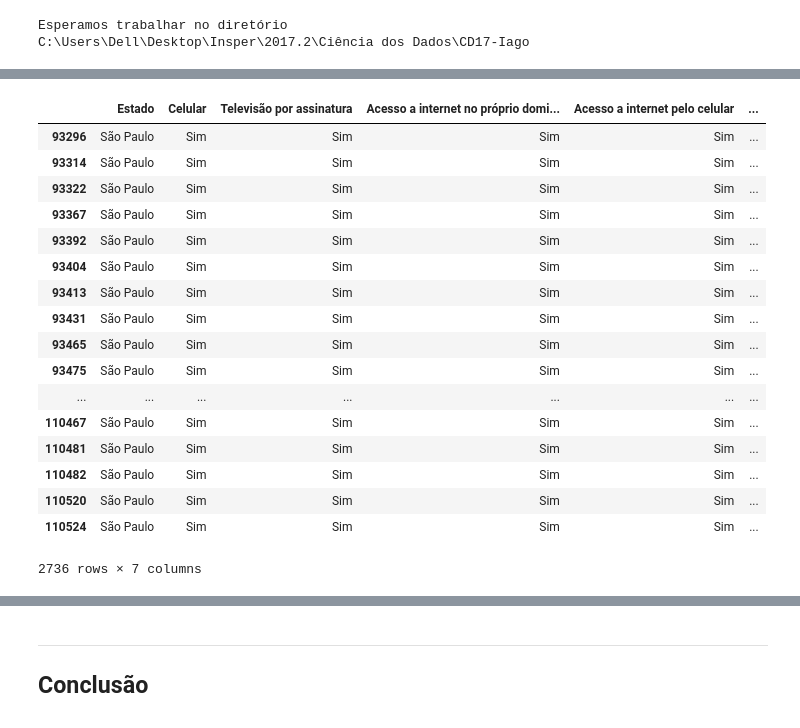
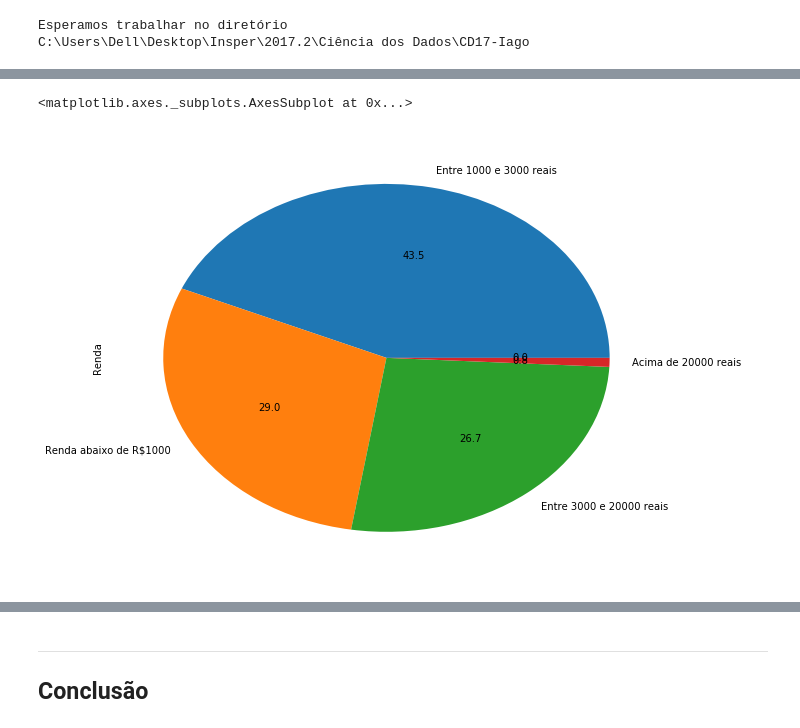
Before and after one commit to IagoMendes/CD17-Iago, a Jupyter notebook: Projeto1 Layout.ipynb, the cells around one changed output, grey strips where cells are left out. Drawn from its saved outputs; the diff is of its cells as text; code cells hidden in the pictures.

```diff
--- a/Projeto1 Layout.ipynb
+++ b/Projeto1 Layout.ipynb
@@ -105,69 +86,54 @@ dados_2013
 dados_2014 = pd.read_csv('DOM2014.csv',sep=',')
 dados_2014 = pd.DataFrame(dados_2014)
 dados_2014_35 = dados_2014.loc[dados_2014.UF == 35]
-dados_2014 = dados_2014.loc[:,["UF","V0220", "V02272","V02322","V02324","V02424","V02426"]]
-dados_2014 = dados_2014.loc[pd.notnull(dados_2014.V0220) &\
-                            pd.notnull(dados_2014.V02272) &\
-                            pd.notnull(dados_2014.V02322) &\
-                            pd.notnull(dados_2014.V02324) &\
-                            pd.notnull(dados_2014.V02424) &\
-                            pd.notnull(dados_2014.V02426)]
+dados_2014 = dados_2014.loc[:,["UF","V0220", "V02272","V02322","V02424","V02426","V4621"]]
+dados_2014 = dados_2014[pd.notnull(dados_2014.V0220) &\
+                        pd.notnull(dados_2014.V02272) &\
+                        pd.notnull(dados_2014.V02322) &\
+                        pd.notnull(dados_2014.V02424) &\
+                        pd.notnull(dados_2014.V02426) &\
+                        pd.notnull(dados_2014.V4621)]
+
 
 dados_2014 = dados_2014.loc[(dados_2014.UF == 35) &\
                             (dados_2014.V0220 == 2) &\
                             (dados_2014.V02272 == 1) &\
                             (dados_2014.V02322 == 2) &\
-                            (dados_2014.V02324 == 2) &\
                             (dados_2014.V02424 == 2) &\
-                            (dados_2014.V02426 == 2)]
+                            (dados_2014.V02426 == 2) &\
+                            (dados_2014.V4621 != 999999999999)]
 
 dados_2014.UF = dados_2014.UF.astype('category')
 dados_2014.UF.cat.categories = {"São Paulo"}
 dados_2014.V0220  = dados_2014.V0220.astype('category')
 dados_2014.V0220.cat.categories = {"Sim"}
 dados_2014.V02272 = dados_2014.V02272.astype('category')
 dados_2014.V02272.cat.categories = {"Sim"}
 dados_2014.V02322 = dados_2014.V02322.astype('category')
 dados_2014.V02322.cat.categories = {"Sim"}
-dados_2014.V02324 = dados_2014.V02324.astype('category')
-dados_2014.V02324.cat.categories = {"Sim"}
 dados_2014.V02424 = dados_2014.V02424.astype('category')
 dados_2014.V02424.cat.categories = {"Sim"}
 dados_2014.V02426 = dados_2014.V02426.astype('category')
 dados_2014.V02426.cat.categories = {"Sim"}
 
-
+coluna_renda = pd.cut(dados_2014.V4621, bins=[-1,1000,3000,20000,615000]\
+                                      , labels=["Renda abaixo de R$1000","Entre 1000 e 3000 reais","Entre 3000 e 20000 reais", "Acima de 20000 reais"])
+dados_2014["Renda"] = coluna_renda
+dados_2014 = dados_2014.loc[:,["UF","V0220", "V02272","V02322","V02424","V02426","Renda"]]
 dados_2014 = dados_2014.rename(columns={"UF":"Estado",\
                                         "V0220":"Celular",\
                                         "V02272":"Televisão por assinatura",\
                                         "V02322":"Acesso a internet no próprio domicílio",\
-                                        "V02324":"Acesso a internet pelo celular",\
                                         "V02424":"Acesso a internet por 3g ou 4g",\
                                         "V02426":"Acesso por banda larga"})
 
-
 dados_2014.to_csv("dados_2014menor.csv")
-dados_2014
-#dados_2014_35 = 17256
+dados_2014.Renda = dados_2014.Renda.cat.add_categories(["Dado Indisponível"])
+dados_2014.Renda.fillna("Dado Indisponível")
+dados_2014.Renda.value_counts().plot(kind="pie", autopct="%.1f", figsize=(10,8))
 # %% [output]
-|  | Estado | Celular | Televisão por assinatura | Acesso a internet no próprio domi... | Acesso a internet pelo celular | ... |
-| 93296 | São Paulo | Sim | Sim | Sim | Sim | ... |
-| 93314 | São Paulo | Sim | Sim | Sim | Sim | ... |
-| 93322 | São Paulo | Sim | Sim | Sim | Sim | ... |
-| 93367 | São Paulo | Sim | Sim | Sim | Sim | ... |
-| 93392 | São Paulo | Sim | Sim | Sim | Sim | ... |
-| 93404 | São Paulo | Sim | Sim | Sim | Sim | ... |
-| 93413 | São Paulo | Sim | Sim | Sim | Sim | ... |
-| 93431 | São Paulo | Sim | Sim | Sim | Sim | ... |
-| 93465 | São Paulo | Sim | Sim | Sim | Sim | ... |
-| 93475 | São Paulo | Sim | Sim | Sim | Sim | ... |
-| ... | ... | ... | ... | ... | ... | ... |
-| 110467 | São Paulo | Sim | Sim | Sim | Sim | ... |
-| 110481 | São Paulo | Sim | Sim | Sim | Sim | ... |
-| 110482 | São Paulo | Sim | Sim | Sim | Sim | ... |
-| 110520 | São Paulo | Sim | Sim | Sim | Sim | ... |
-| 110524 | São Paulo | Sim | Sim | Sim | Sim | ... |
-2736 rows × 7 columns
+<matplotlib.axes._subplots.AxesSubplot at 0x...>
+[figure, added]
 # %%
 #DADOS DE 2015
 dados_2015 = pd.read_csv('DOM2015.csv',sep=',')
```
Also changed, not shown: parts of 6 cells of this notebook, 3 other files.
